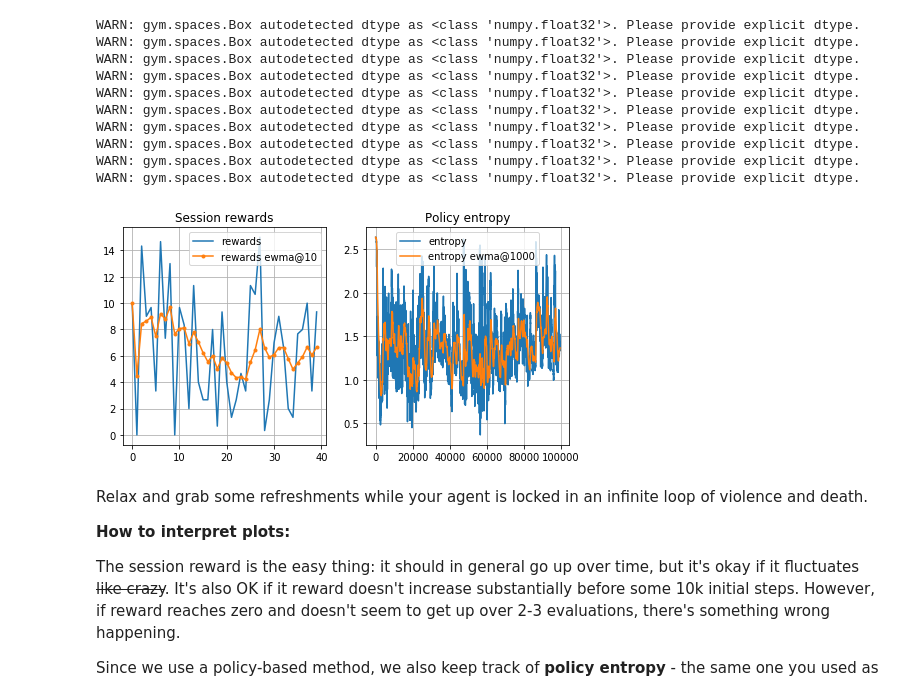
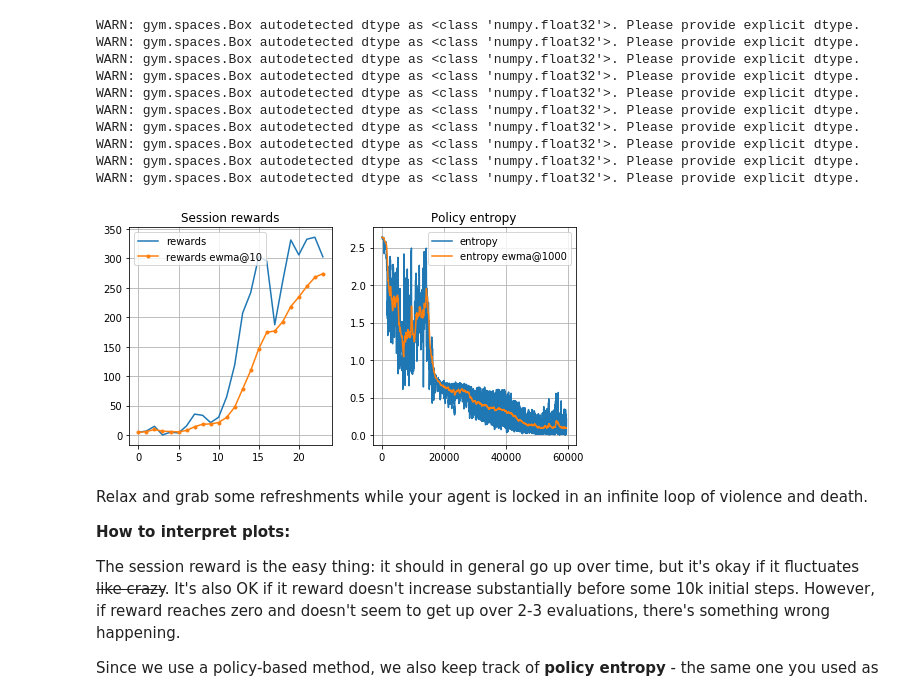
Before and after one commit to truskovskiyk/courses, a Jupyter notebook: week5_policy_based/practice_a3c.ipynb, the cells around one changed output. Cells and saved outputs as stored; diff of their text form; code cells hidden in the pictures.

```diff
--- a/week5_policy_based/practice_a3c.ipynb
+++ b/week5_policy_based/practice_a3c.ipynb
@@ -89,7 +89,7 @@ class Agent:
         with tf.variable_scope(name, reuse=reuse):
 
             network = keras.models.Sequential()
-            network.add(Conv2D(16, (3,3), strides=2, activation='relu'))
+            network.add(Conv2D(32, (3,3), strides=2, activation='relu'))
             network.add(Conv2D(32, (3,3), strides=2, activation='relu'))
             network.add(Conv2D(64, (3,3), strides=2, activation='relu'))
             network.add(Flatten())
@@ -119,7 +119,7 @@ class Agent:
         base = self.network(state_t)
 
         logits = self.head_action(base)
-        state_value = self.head_value(base)[0]
+        state_value = self.head_value(base)[:, 0]
 
         assert tf.is_numeric_tensor(state_value) and state_value.shape.ndims == 1, \
             "please return 1D tf tensor of state values [you got %s]" % repr(state_value)
@@ -347,7 +349,7 @@ WARN: gym.spaces.Box autodetected dtype as <class 'numpy.float32'>. Please provi
 WARN: gym.spaces.Box autodetected dtype as <class 'numpy.float32'>. Please provide explicit dtype.
 WARN: gym.spaces.Box autodetected dtype as <class 'numpy.float32'>. Please provide explicit dtype.
 # %%
-for i in trange(100000):
+for i in trange(60000):
 
     batch_actions = agent.sample_actions(agent.step(batch_states))
     batch_next_states, batch_rewards, batch_done, _ = env_batch.step(batch_actions)
@@ -355,35 +357,35 @@ for i in trange(100000):
     feed_dict = {
         states_ph: batch_states,
         actions_ph: batch_actions,
         next_states_ph: batch_next_states,
         rewards_ph: batch_rewards,
         is_done_ph: batch_done,
     }
     batch_states = batch_next_states
 
     _, ent_t = sess.run([train_step, entropy], feed_dict)
     entropy_history.append(np.mean(ent_t))
 
     if i % 500 == 0:
         if i % 2500 == 0:
             rewards_history.append(np.mean(evaluate(agent, env, n_games=3)))
             if rewards_history[-1] >= 50:
-                print("Your agent has earned the yellow belt" % color)
+                print("Your agent has earned the yellow belt")
 
         clear_output(True)
         plt.figure(figsize=[8,4])
         plt.subplot(1,2,1)
         plt.plot(rewards_history, label='rewards')
         plt.plot(ewma(np.array(rewards_history),span=10), marker='.', label='rewards ewma@10')
         plt.title("Session rewards"); plt.grid(); plt.legend()
 
         plt.subplot(1,2,2)
         plt.plot(entropy_history, label='entropy')
         plt.plot(ewma(np.array(entropy_history),span=1000), label='entropy ewma@1000')
         plt.title("Policy entropy"); plt.grid(); plt.legend()
         plt.show()
 # %% [output]
-[figure, old version]
+[figure, new version]
 # %% [markdown]
 Relax and grab some refreshments while your agent is locked in an infinite loop of violence and death.
 
```
Also changed, not shown: parts of 8 cells of this notebook, 2 other files.
